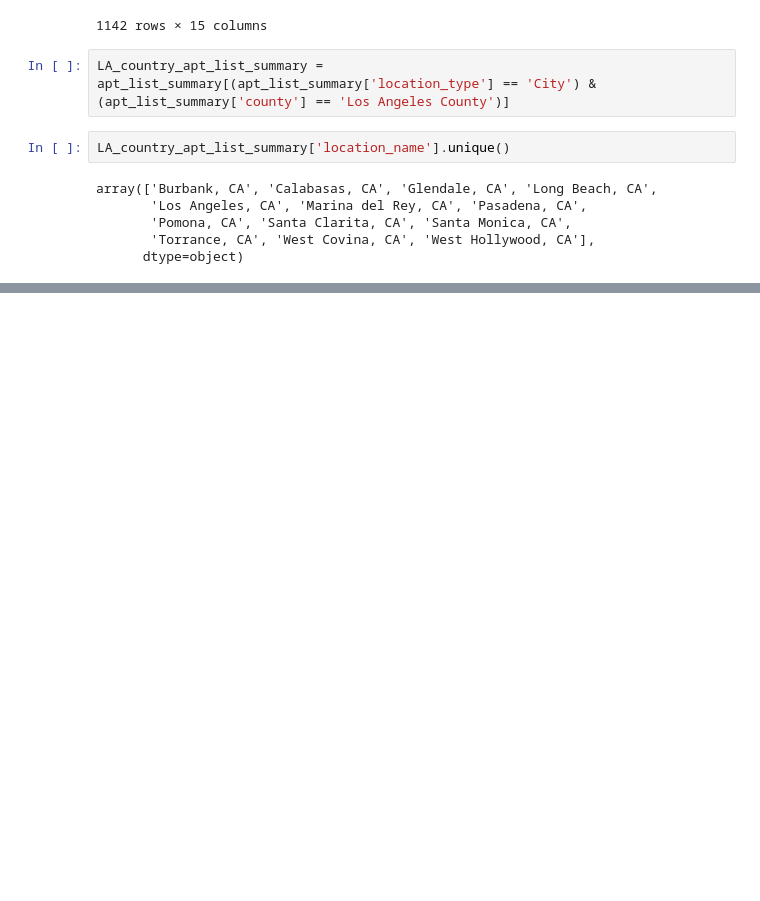
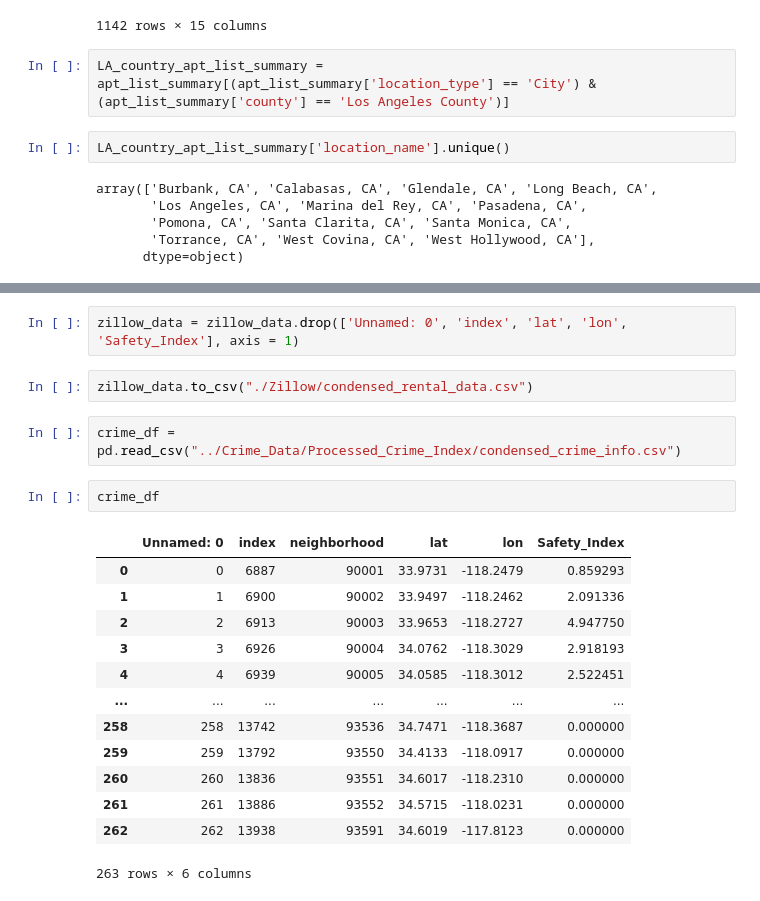
Before and after one commit to brianchan40/LA_Crime_and_Rental_App, a Jupyter notebook: Rental_Data/Rental Data.ipynb, the cells around one changed output, grey strips where cells are left out. Drawn from its saved outputs; the diff is of its cells as text; blank space fills up the shorter version.

```diff
--- a/Rental_Data/Rental Data.ipynb
+++ b/Rental_Data/Rental Data.ipynb
@@ -165,0 +203,22 @@ array(['Burbank, CA', 'Calabasas, CA', 'Glendale, CA', 'Long Beach, CA',
+# %%
+zillow_data = zillow_data.drop(['Unnamed: 0', 'index', 'lat', 'lon', 'Safety_Index'], axis = 1)
+# %%
+zillow_data.to_csv("./Zillow/condensed_rental_data.csv")
+# %%
+crime_df = pd.read_csv("../Crime_Data/Processed_Crime_Index/condensed_crime_info.csv")
+# %%
+crime_df
+# %% [output]
+|  | Unnamed: 0 | index | neighborhood | lat | lon | Safety_Index |
+| 0 | 0 | 6887 | 90001 | 33.9731 | -118.2479 | 0.859293 |
+| 1 | 1 | 6900 | 90002 | 33.9497 | -118.2462 | 2.091336 |
+| 2 | 2 | 6913 | 90003 | 33.9653 | -118.2727 | 4.947750 |
+| 3 | 3 | 6926 | 90004 | 34.0762 | -118.3029 | 2.918193 |
+| 4 | 4 | 6939 | 90005 | 34.0585 | -118.3012 | 2.522451 |
+| ... | ... | ... | ... | ... | ... | ... |
+| 258 | 258 | 13742 | 93536 | 34.7471 | -118.3687 | 0.000000 |
+| 259 | 259 | 13792 | 93550 | 34.4133 | -118.0917 | 0.000000 |
+| 260 | 260 | 13836 | 93551 | 34.6017 | -118.2310 | 0.000000 |
+| 261 | 261 | 13886 | 93552 | 34.5715 | -118.0231 | 0.000000 |
+| 262 | 262 | 13938 | 93591 | 34.6019 | -117.8123 | 0.000000 |
+263 rows × 6 columns
```
Also changed, not shown: parts of 4 cells of this notebook, 9 other files.
